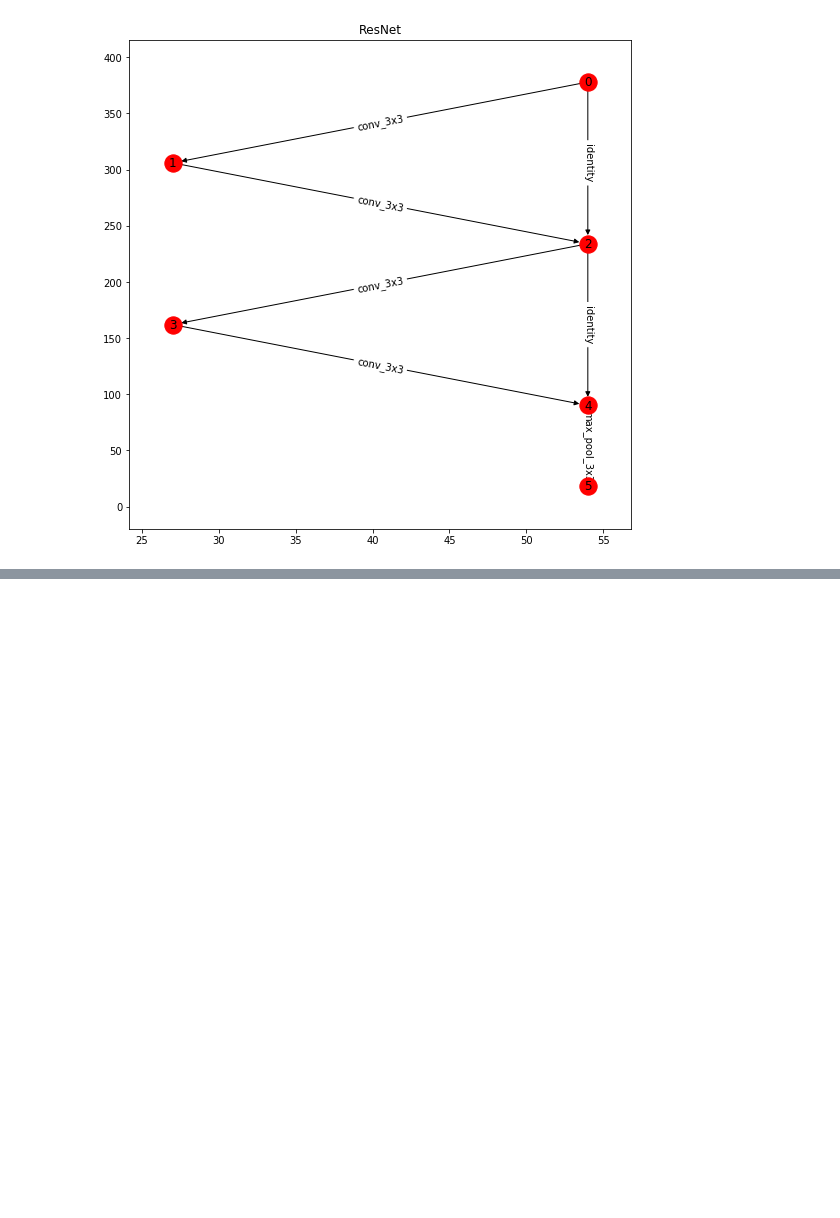
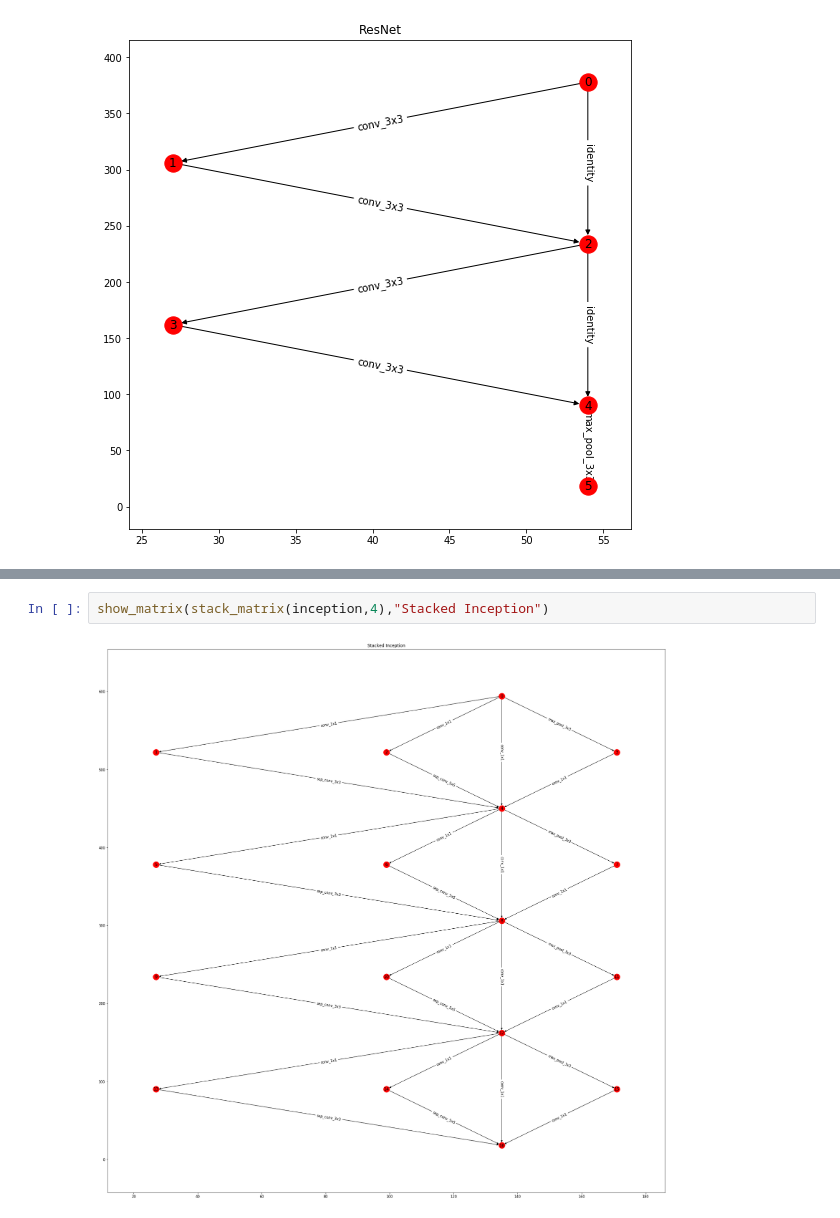
Before and after one commit to RobGeada/graph2net, a Jupyter notebook: Graph2Net Demo.ipynb, the cells around one changed output, grey strips where cells are left out. Cells and saved outputs as stored; diff of their text form; blank space fills up the shorter version.

```diff
--- a/Graph2Net Demo.ipynb
+++ b/Graph2Net Demo.ipynb
@@ -52,2 +104,6 @@ show_matrix(stack_matrix(resnet,4),"Stacked")
 # %% [output]
 [figure]
+# %%
+show_matrix(stack_matrix(inception,4),"Stacked Inception")
+# %% [output]
+[figure, added]
```
Also changed, not shown: parts of 25 cells of this notebook.
